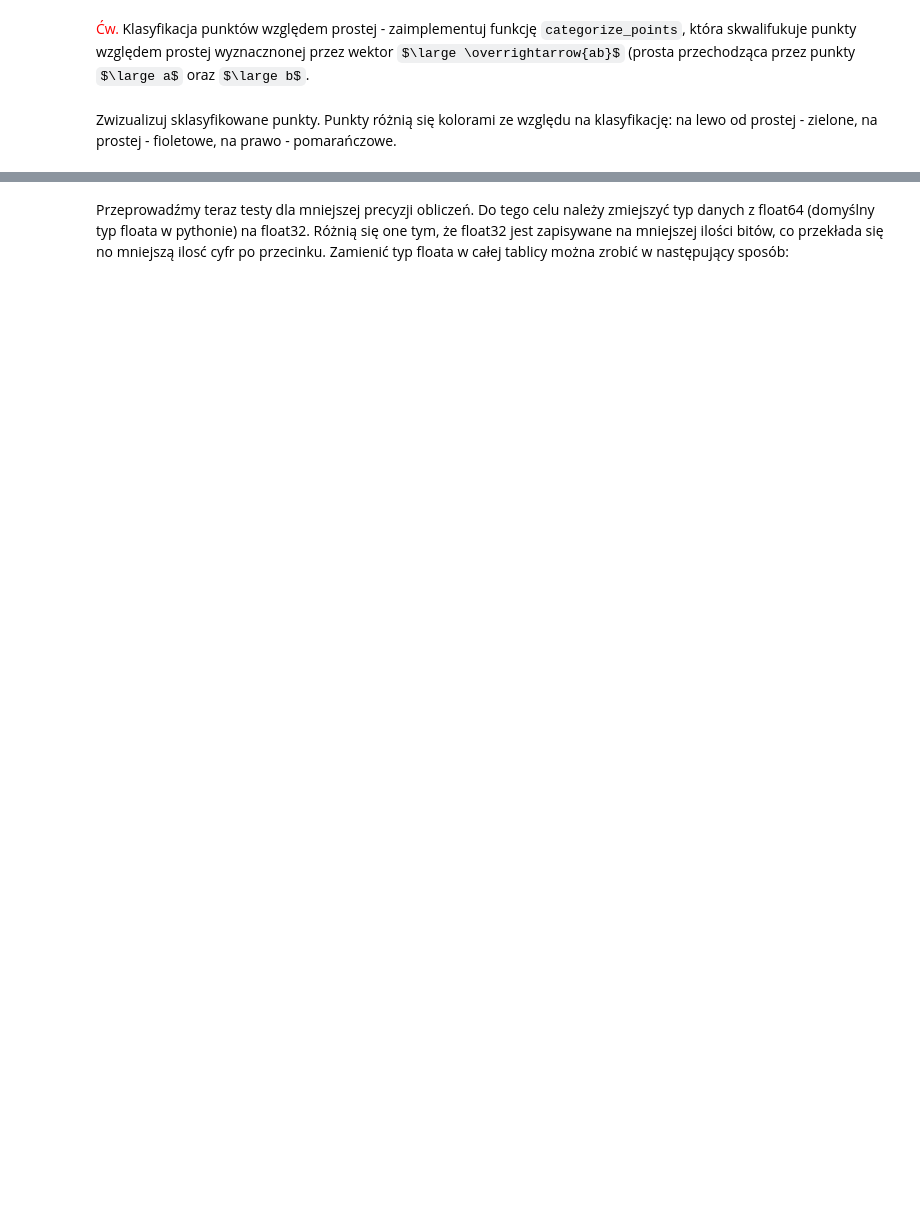
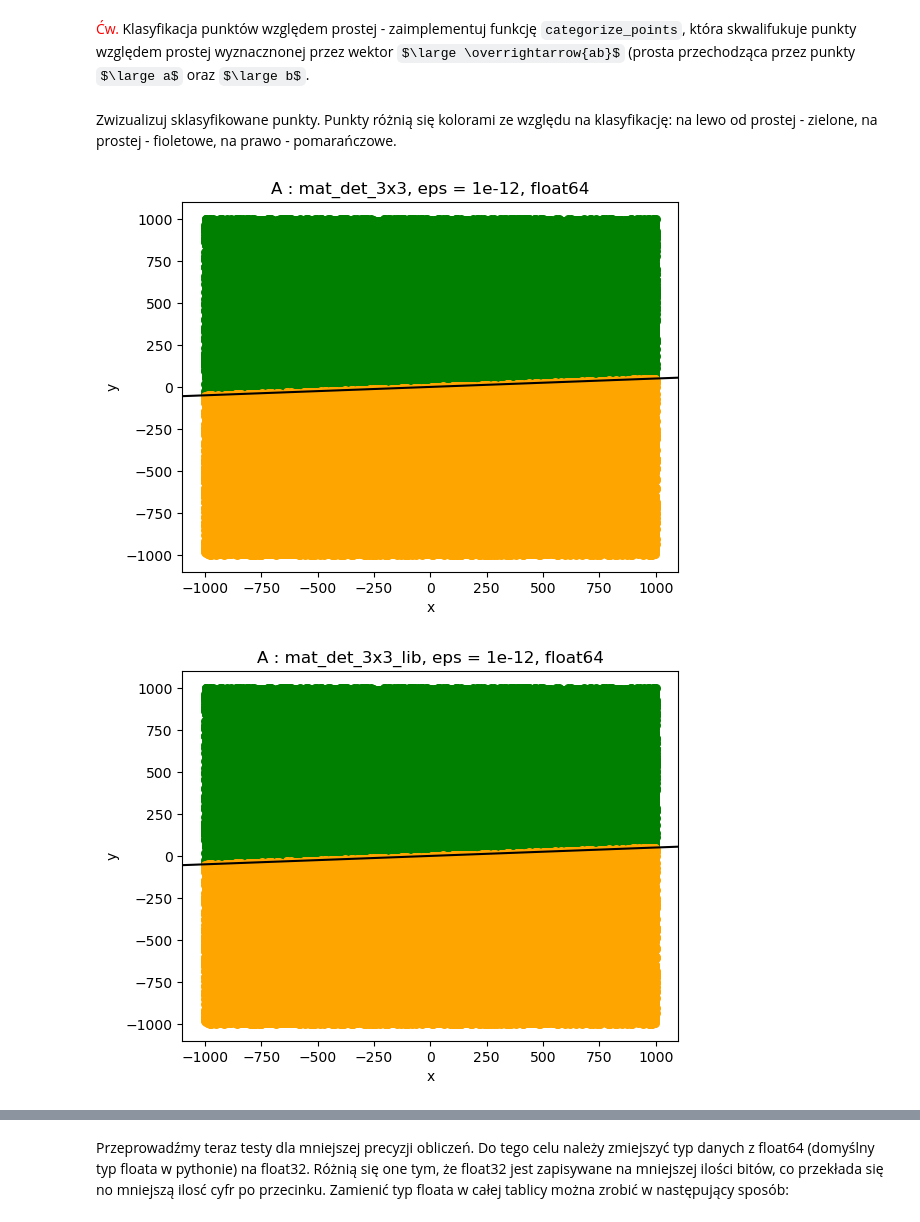
Before and after one commit to WGabrielCode/Geometric-Algorithms, a Jupyter notebook: labs/lab1/main.ipynb, the cells around one changed output, grey strips where cells are left out. Saved outputs shown, nothing was run; the diff lists cells and outputs as text; code cells hidden in the pictures; some formulas as TeX source; blank space fills up the shorter version.

```diff
--- a/labs/lab1/main.ipynb
+++ b/labs/lab1/main.ipynb
@@ -232,7 +269,10 @@ def mat_det_2x2_lib(a, b, c):
     :param c: krotka współrzędnych (x, y) punktu, którego położenie względem prostej chcemy znaleźć
     :return: wartość wyznacznika macierzy
     """
-    raise Exception("Unimplemented")
+    M = np.array( [ [a[0] - c[0], a[1] - c[1]],
+                   [b[0] - c[0], b[1] - c[1]] ] )
+    det = np.linalg.det(M)
+    return det
 # %% [markdown]
 Przetestujmy napisane powyżej funkcje.
 # %%
@@ -249,9 +295,24 @@ def categorize_points(points, a, b, mat_det_func, eps):
     :param eps: epsilon - jak blisko wyznacznik macierzy ma być blisko zera, aby uznać punkt za leżący na prostej
     :return: 3 tablice zawierające kolejno zbiory punktów: leżące na lewo od prostej, leżące na prostej, leżące na prawo od prostek
     """
-    raise Exception("Unimplemented")
+    left = []
+    mid = []
+    right = []
+
+    for point in points :
+        det = mat_det_func( a , b , point )
+        if det < -eps :
+            right.append( point )
+        elif det > eps :
+            left.append( point )
+        else :
+            mid.append( point )
+    return left , mid , right
 # %%
 a = (-1.0, 0.0)
 b = (1.0, 0.1)
+
+mat_det_functions = [ mat_det_3x3 , mat_det_3x3_lib , mat_det_2x2 , mat_det_2x2_lib ]
+epsilons = [ 0 , 1e-8 , 1e-10 , 1e-12 , 1e-14 ]
 # %% [markdown]
 Zwizualizuj sklasyfikowane punkty. Punkty różnią się kolorami ze względu na klasyfikację: na lewo od prostej - zielone, na prostej - fioletowe, na prawo - pomarańczowe.
@@ -273,0 +319,11 @@ draw_line(classified_points_d_left, classified_points_d_mid, classified_points_d
+# %%
+eps = epsilons[3]
+float_type = "float64"
+# %%
+A_classified_points = [ categorize_points( points_a, a, b, MatDet , eps ) for MatDet in mat_det_functions ]
+for i , classified_points  in enumerate( A_classified_points ) :
+    title = f"A : {mat_det_functions[i].__name__}, eps = {eps}, {float_type}"
+    draw_line( *classified_points , title )
+# %% [output]
+[figure, added]
+[figure, added]
```
Also changed, not shown: parts of 39 cells of this notebook, 1 other file.
